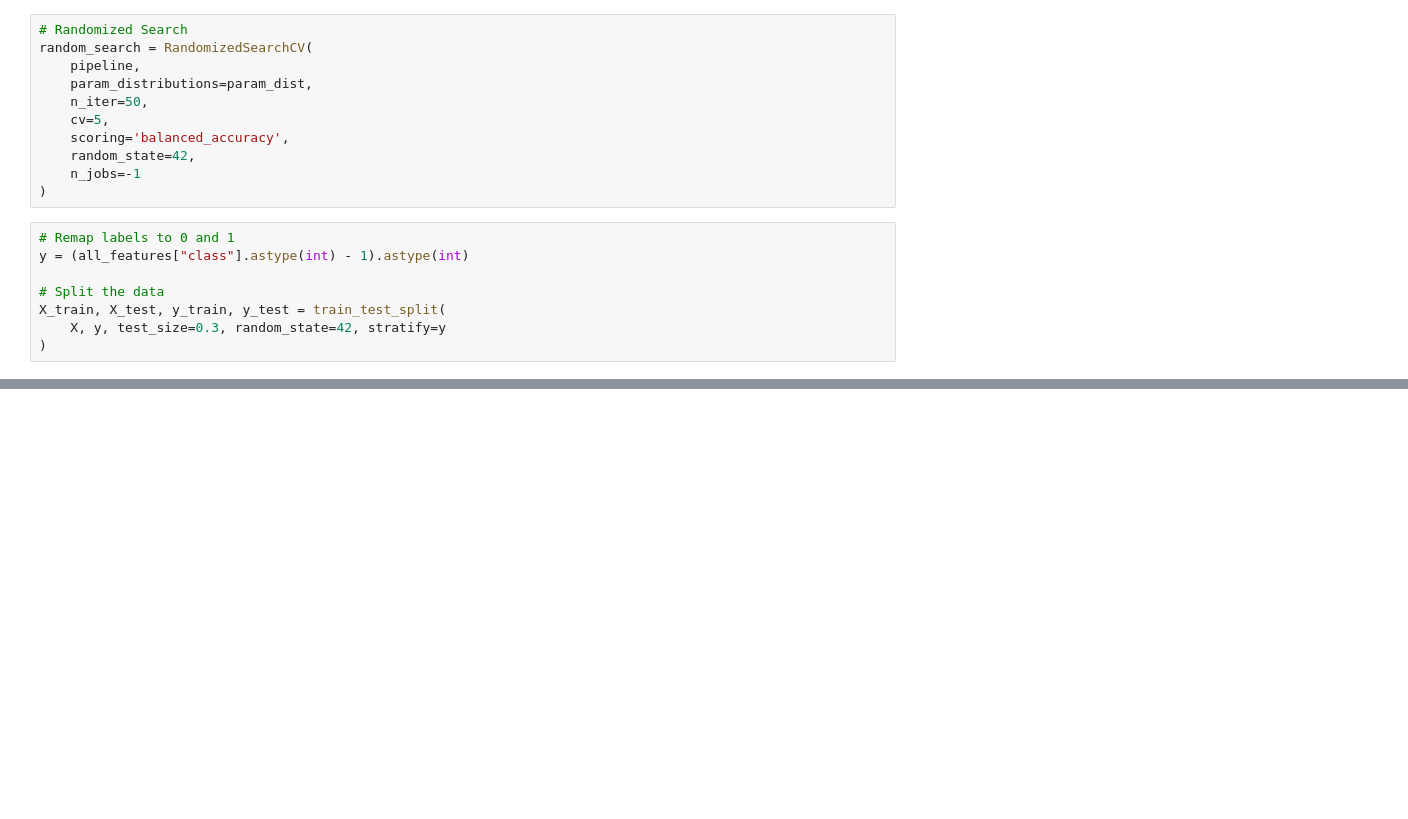
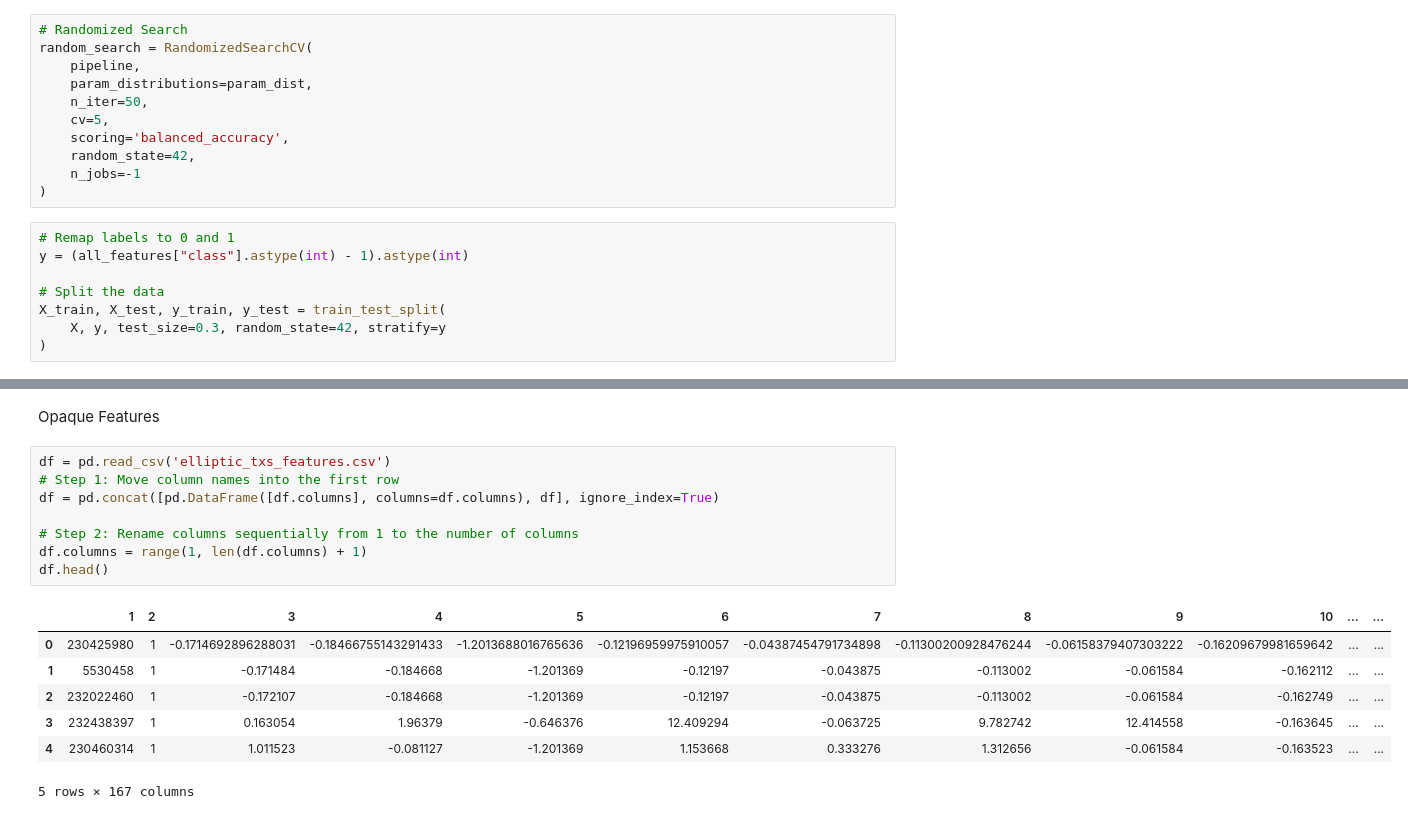
Before and after one commit to rhit-oneilat/datamining-elliptic-aml-detection, a Jupyter notebook: notebooks/models/ClassificationTests.ipynb, the cells around one changed output, grey strips where cells are left out. Saved outputs shown, nothing was run; the diff lists cells and outputs as text; blank space fills up the shorter version.

Commit message:
made baselines for opaque and discovered features

```diff
--- a/notebooks/models/ClassificationTests.ipynb
+++ b/notebooks/models/ClassificationTests.ipynb
@@ -262,0 +334,18 @@ print("\nFeature Importance:\n", feature_importance)
+# %% [markdown]
+Opaque Features
+# %%
+df = pd.read_csv('elliptic_txs_features.csv')
+# Step 1: Move column names into the first row
+df = pd.concat([pd.DataFrame([df.columns], columns=df.columns), df], ignore_index=True)
+
+# Step 2: Rename columns sequentially from 1 to the number of columns
+df.columns = range(1, len(df.columns) + 1)
+df.head()
+# %% [output]
+|  | 1 | 2 | 3 | 4 | 5 | 6 | 7 | 8 | 9 | 10 | ... | ... |
+| 0 | 230425980 | 1 | -0.1714692896288031 | -0.18466755143291433 | -1.2013688016765636 | -0.12196959975910057 | -0.04387454791734898 | -0.11300200928476244 | -0.06158379407303222 | -0.16209679981659642 | ... | ... |
+| 1 | 5530458 | 1 | -0.171484 | -0.184668 | -1.201369 | -0.12197 | -0.043875 | -0.113002 | -0.061584 | -0.162112 | ... | ... |
+| 2 | 232022460 | 1 | -0.172107 | -0.184668 | -1.201369 | -0.12197 | -0.043875 | -0.113002 | -0.061584 | -0.162749 | ... | ... |
+| 3 | 232438397 | 1 | 0.163054 | 1.96379 | -0.646376 | 12.409294 | -0.063725 | 9.782742 | 12.414558 | -0.163645 | ... | ... |
+| 4 | 230460314 | 1 | 1.011523 | -0.081127 | -1.201369 | 1.153668 | 0.333276 | 1.312656 | -0.061584 | -0.163523 | ... | ... |
+5 rows × 167 columns
```
Also changed, not shown: parts of 18 cells of this notebook, 1 other file.
